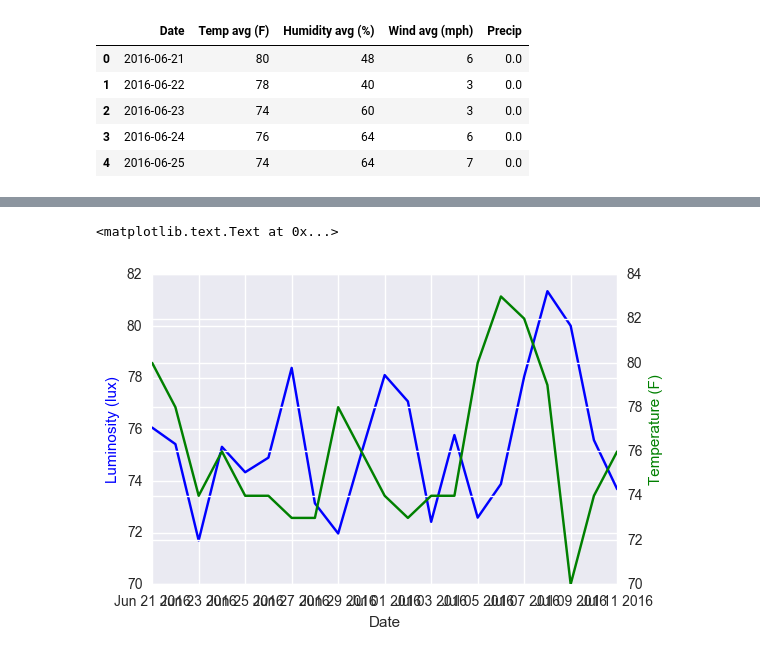
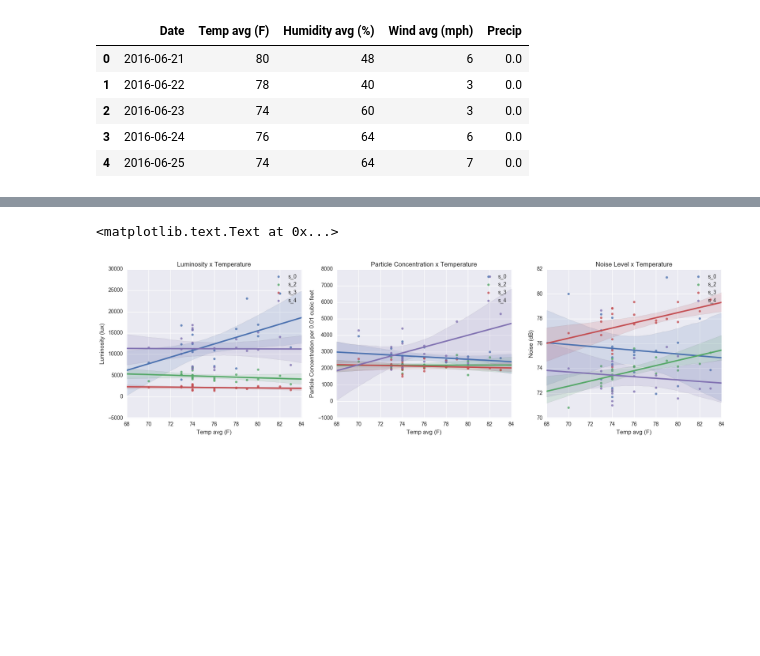
Before and after one commit to amyoshino/UI-for-Smart-and-Sustainable-Cities, a Jupyter notebook: Assignment 04 - amy324.ipynb, the cells around one changed output, grey strips where cells are left out. Saved outputs shown, nothing was run; the diff lists cells and outputs as text; code cells hidden in the pictures; blank space fills up the shorter version.

```diff
--- a/Assignment 04 - amy324.ipynb
+++ b/Assignment 04 - amy324.ipynb
@@ -469,13 +409,36 @@ ax2.set_ylabel('Temperature (F)', color='g')
-# %%
-fig, ax1 = plt.subplots()
-
-ax2 = ax1.twinx()
-ax1.plot(weatherMerged['Date'], weatherMerged['s_0 noise'], '-b')
-ax2.plot(weatherMerged['Date'], weatherMerged['Temp avg (F)'], 'g')
-
-ax1.set_xlabel('Date')
-ax1.set_ylabel('Luminosity (lux)', color='b')
-ax2.set_ylabel('Temperature (F)', color='g')
-# %% [output]
-<matplotlib.text.Text at 0x...>
-[figure, removed]
+# %%
+fig = plt.figure(figsize = (20,5))
+plt.subplot(1,3,1)
+
+ax = fig.add_subplot(131)
+sns.regplot(weatherMerged['Temp avg (F)'], weatherMerged['s_0 lux'], 'o', label = 's_0')
+sns.regplot(weatherMerged['Temp avg (F)'], weatherMerged['s_2 lux'], 'o', label = 's_2')
+sns.regplot(weatherMerged['Temp avg (F)'], weatherMerged['s_3 lux'], 'o', label = 's_3')
+sns.regplot(weatherMerged['Temp avg (F)'], weatherMerged['s_4 lux'], 'o', label = 's_4')
+
+plt.legend()
+plt.title('Luminosity x Temperature')
+plt.ylabel('Luminosity (lux)')
+
+ax = fig.add_subplot(132)
+sns.regplot(weatherMerged['Temp avg (F)'], weatherMerged['s_0 particle'], 'o', label = 's_0')
+sns.regplot(weatherMerged['Temp avg (F)'], weatherMerged['s_2 particle'], 'o', label = 's_2')
+sns.regplot(weatherMerged['Temp avg (F)'], weatherMerged['s_3 particle'], 'o', label = 's_3')
+sns.regplot(weatherMerged['Temp avg (F)'], weatherMerged['s_4 particle'], 'o', label = 's_4')
+
+plt.legend()
+plt.title('Particle Concentration x Temperature')
+plt.ylabel('Particle Concentration per 0.01 cubic feet')
+
+ax = fig.add_subplot(133)
+sns.regplot(weatherMerged['Temp avg (F)'], weatherMerged['s_0 noise'], 'o', label = 's_0')
+sns.regplot(weatherMerged['Temp avg (F)'], weatherMerged['s_2 noise'], 'o', label = 's_2')
+sns.regplot(weatherMerged['Temp avg (F)'], weatherMerged['s_3 noise'], 'o', label = 's_3')
+sns.regplot(weatherMerged['Temp avg (F)'], weatherMerged['s_4 noise'], 'o', label = 's_4')
+
+plt.legend()
+plt.title('Noise Level x Temperature')
+plt.ylabel('Noise (dB)')
+# %% [output]
+<matplotlib.text.Text at 0x...>
+[figure, added]
```
Also changed, not shown: parts of 15 cells of this notebook.
